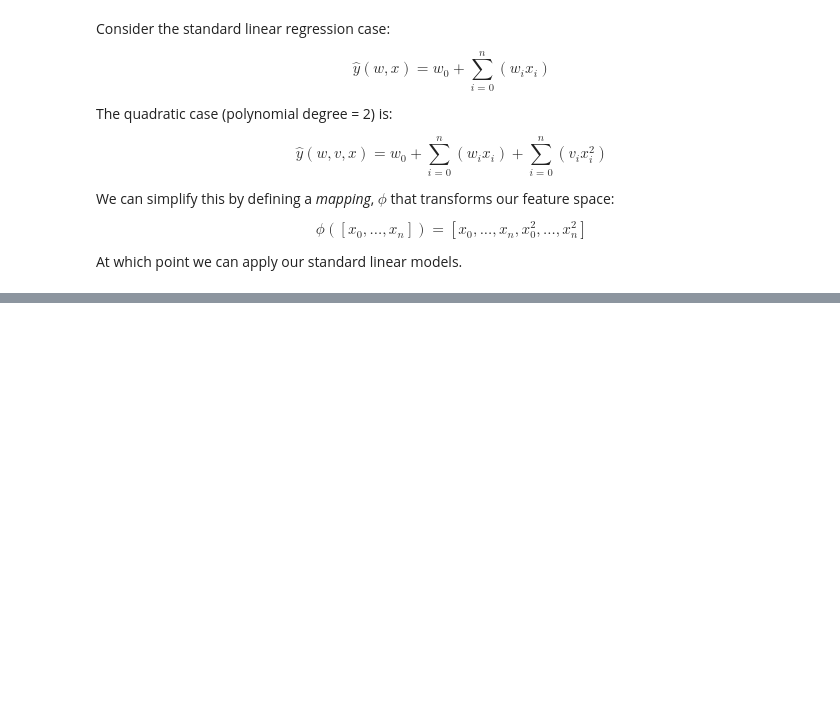
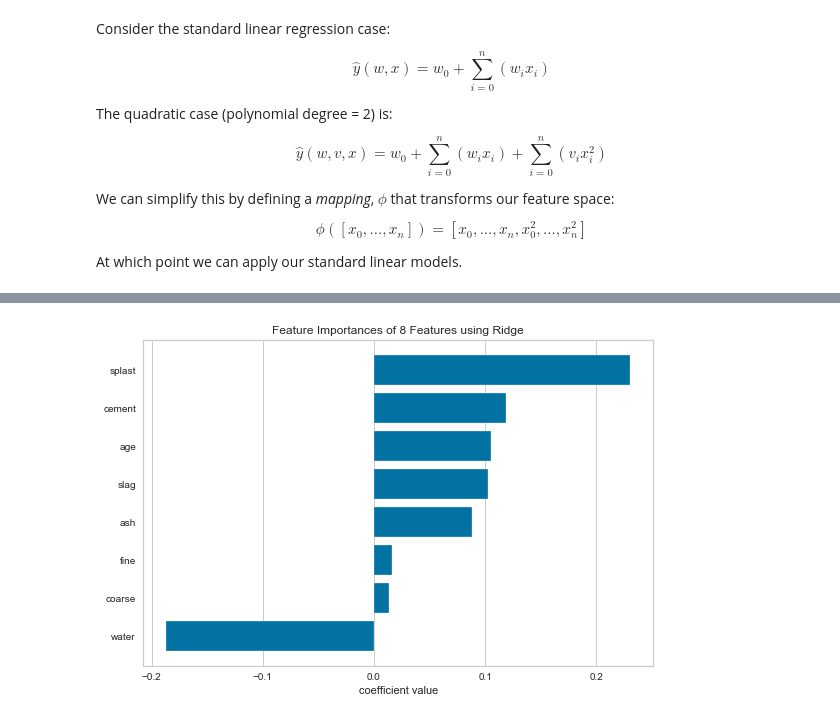
Before and after one commit to DistrictDataLabs/navyfcu-ml, a Jupyter notebook: Session 2 - Regression and Regularization.ipynb, the cells around one changed output, grey strips where cells are left out. Drawn from its saved outputs; the diff is of its cells as text; code cells hidden in the pictures; blank space fills up the shorter version.

```diff
--- a/Session 2 - Regression and Regularization.ipynb
+++ b/Session 2 - Regression and Regularization.ipynb
@@ -171,0 +314,10 @@ model = Pipeline([
+# %%
+from sklearn.linear_model import Ridge
+from yellowbrick.features import FeatureImportances
+
+model = FeatureImportances(Ridge(alpha=0.5), relative=False)
+model.fit(X_train, y_train)
+model.score(X_test, y_test)
+model.poof()
+# %% [output]
+[figure, added]
```
Also changed, not shown: parts of 42 cells of this notebook, 6 other files.
